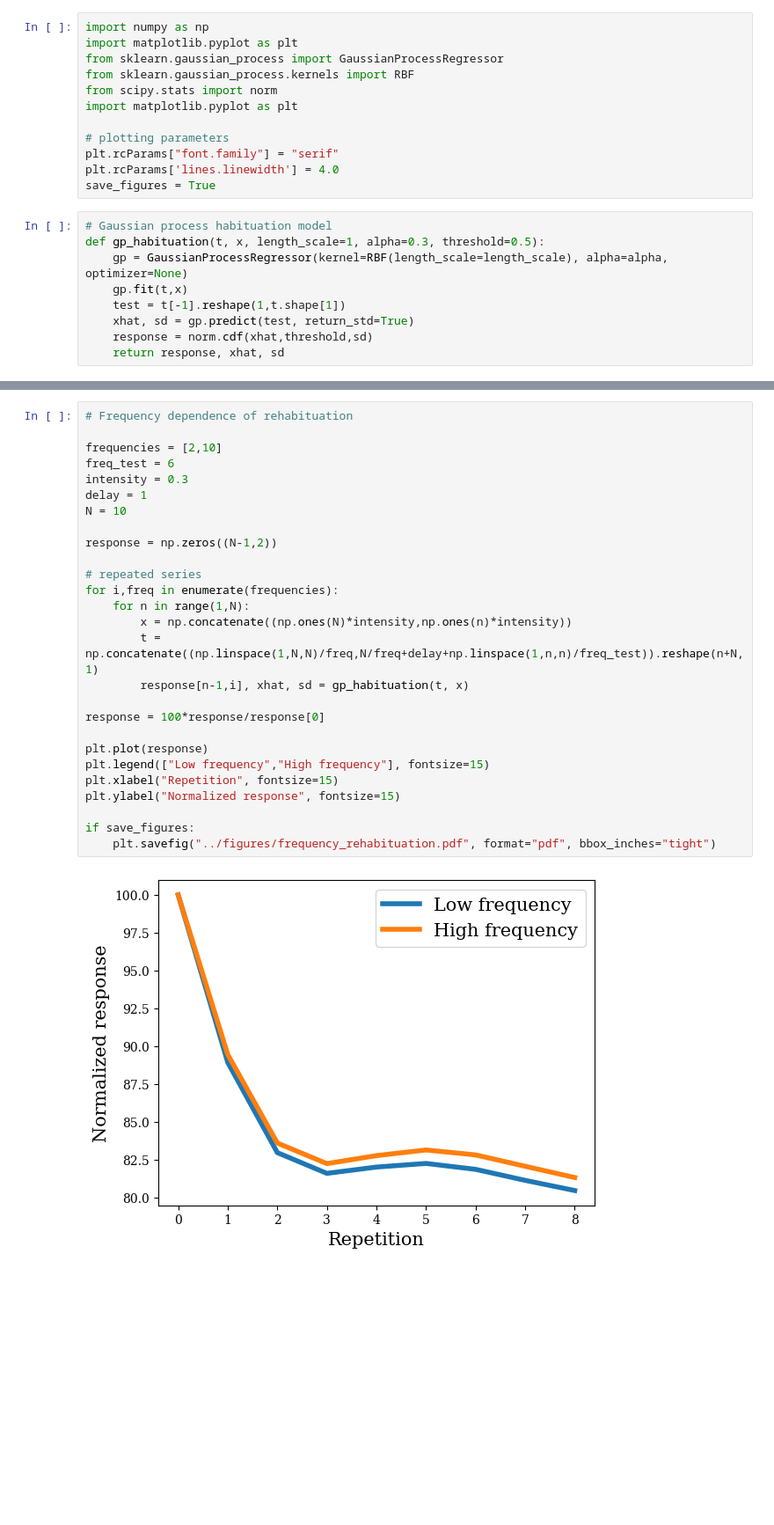
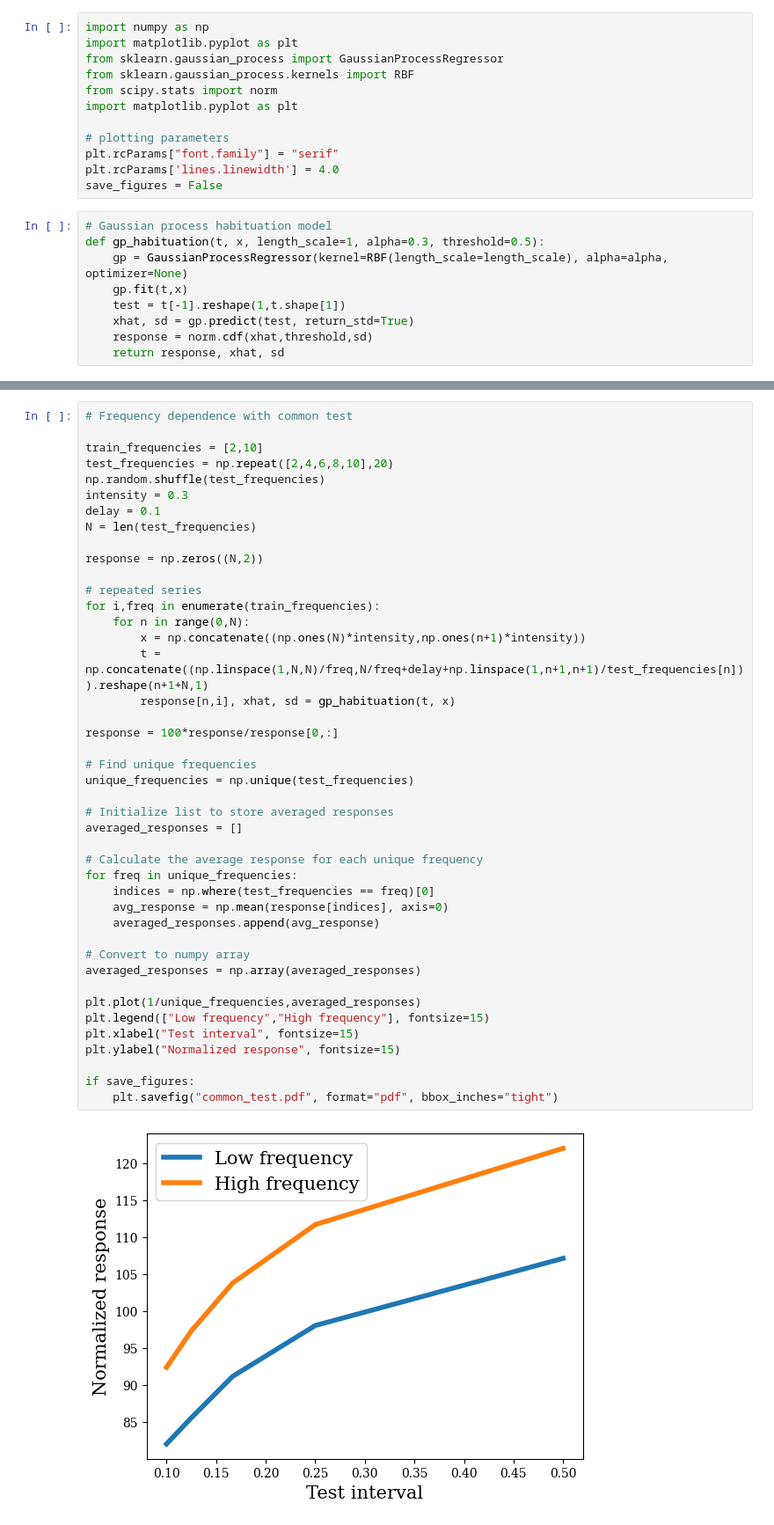
Before and after one commit to sjgershm/habituation, a Jupyter notebook: habituation.ipynb, the cells around one changed output, grey strips where cells are left out. Shown at 88% size. Saved outputs shown, nothing was run; the diff lists cells and outputs as text; blank space fills up the shorter version.

```diff
--- a/habituation.ipynb
+++ b/habituation.ipynb
@@ -9,7 +9,7 @@ import matplotlib.pyplot as plt
 # plotting parameters
 plt.rcParams["font.family"] = "serif"
 plt.rcParams['lines.linewidth'] = 4.0
-save_figures = True
+save_figures = False
 # %%
 # Gaussian process habituation model
 def gp_habituation(t, x, length_scale=1, alpha=0.3, threshold=0.5):
@@ -197,31 +197,47 @@ if save_figures:
 # %% [output]
 [figure]
 # %%
-# Frequency dependence of rehabituation
+# Frequency dependence with common test
 
-frequencies = [2,10]
-freq_test = 6
+train_frequencies = [2,10]
+test_frequencies = np.repeat([2,4,6,8,10],20)
+np.random.shuffle(test_frequencies)
 intensity = 0.3
-delay = 1
-N = 10
+delay = 0.1
+N = len(test_frequencies)
 
-response = np.zeros((N-1,2))
+response = np.zeros((N,2))
 
 # repeated series
-for i,freq in enumerate(frequencies):
-    for n in range(1,N):
-        x = np.concatenate((np.ones(N)*intensity,np.ones(n)*intensity))
-        t = np.concatenate((np.linspace(1,N,N)/freq,N/freq+delay+np.linspace(1,n,n)/freq_test)).reshape(n+N,1)
-        response[n-1,i], xhat, sd = gp_habituation(t, x)
+for i,freq in enumerate(train_frequencies):
+    for n in range(0,N):
+        x = np.concatenate((np.ones(N)*intensity,np.ones(n+1)*intensity))
+        t = np.concatenate((np.linspace(1,N,N)/freq,N/freq+delay+np.linspace(1,n+1,n+1)/test_frequencies[n])).reshape(n+1+N,1)
+        response[n,i], xhat, sd = gp_habituation(t, x)
 
-response = 100*response/response[0]
+response = 100*response/response[0,:]
 
-plt.plot(response)
+# Find unique frequencies
+unique_frequencies = np.unique(test_frequencies)
+
+# Initialize list to store averaged responses
+averaged_responses = []
+
+# Calculate the average response for each unique frequency
+for freq in unique_frequencies:
+    indices = np.where(test_frequencies == freq)[0]
+    avg_response = np.mean(response[indices], axis=0)
+    averaged_responses.append(avg_response)
+
+# Convert to numpy array
+averaged_responses = np.array(averaged_responses)
+
+plt.plot(1/unique_frequencies,averaged_responses)
 plt.legend(["Low frequency","High frequency"], fontsize=15)
-plt.xlabel("Repetition", fontsize=15)
+plt.xlabel("Test interval", fontsize=15)
 plt.ylabel("Normalized response", fontsize=15)
 
 if save_figures:
-    plt.savefig("../figures/frequency_rehabituation.pdf", format="pdf", bbox_inches="tight")
+    plt.savefig("common_test.pdf", format="pdf", bbox_inches="tight")
 # %% [output]
-[figure, old version]
+[figure, new version]
```
Also changed, not shown: parts of 7 cells of this notebook.
